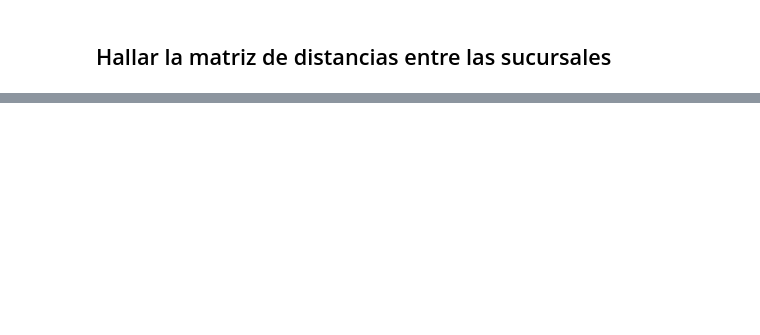
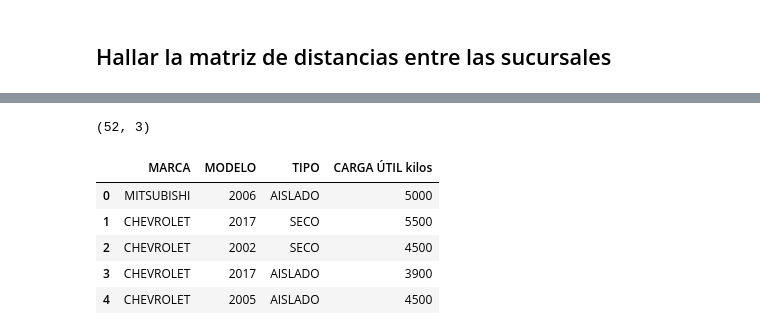
Before and after one commit to Freddyeserrano/Logistica-2, a Jupyter notebook: k_means_algo.ipynb, the cells around one changed output, grey strips where cells are left out. Drawn from its saved outputs; the diff is of its cells as text; code cells hidden in the pictures; blank space fills up the shorter version.

Commit message:
Proyect done!

```diff
--- a/k_means_algo.ipynb
+++ b/k_means_algo.ipynb
@@ -259,3 +273,37 @@ for index, row in df_distancias.iterrows():
         # Add the distance to the dictionary
 
         distancias[(row['ORGANIZACIÓN'], row2['ORGANIZACIÓN'])] = distancia
+# %%
+# Create a csv file with the distances
+import csv
+print(df_distancias.shape)
+count_col = 0
+count_row = 0
+with open('distancias.csv', 'w') as f:
+    f.write(' ,')
+    for i in range(df_distancias.shape[0]):
+        if i == 0:
+            f.write('depot,')
+        elif df_distancias.shape[0] - i == 1:
+            f.write(f'N{i}')
+        else:
+            f.write(f'N{i},')
+
+    f.write('\n')
+
+    for i in df_distancias.iterrows():
+        if count_row == 0:
+            f.write('depot,')
+        else:
+            f.write(f'N{count_row},')
+        for j in df_distancias.iterrows():
+            if count_col == df_distancias.shape[0] - 1:
+                f.write(f'{np.round(distancias[(i[1]["ORGANIZACIÓN"], j[1]["ORGANIZACIÓN"])],3)}')
+            else:
+                f.write(f'{np.round(distancias[(i[1]["ORGANIZACIÓN"], j[1]["ORGANIZACIÓN"])],3)},')
+            count_col += 1
+        count_col = 0
+        count_row += 1
+        f.write('\n')
+# %% [output]
+(52, 3)
@@ -261,0 +323,10 @@ for index, row in df_distancias.iterrows():
+# %%
+df_vehiculos=pd.read_excel('DATOS PROYECTO LOGISTICA - Todos.xlsx', sheet_name='CAMIONES',  skiprows=1, usecols='A:D')
+df_vehiculos.head()
+# %% [output]
+|  | MARCA | MODELO | TIPO | CARGA ÚTIL kilos |
+| 0 | MITSUBISHI | 2006 | AISLADO | 5000 |
+| 1 | CHEVROLET | 2017 | SECO | 5500 |
+| 2 | CHEVROLET | 2002 | SECO | 4500 |
+| 3 | CHEVROLET | 2017 | AISLADO | 3900 |
+| 4 | CHEVROLET | 2005 | AISLADO | 4500 |
```
Also changed, not shown: parts of 7 cells of this notebook, 15 other files.
